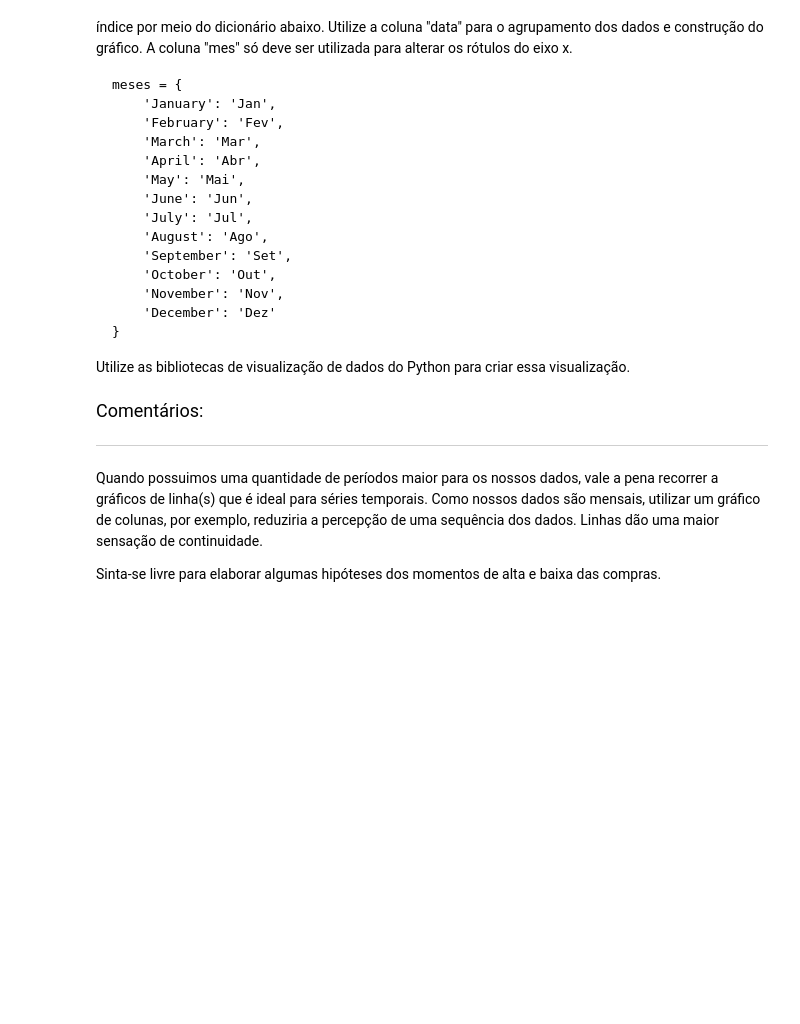
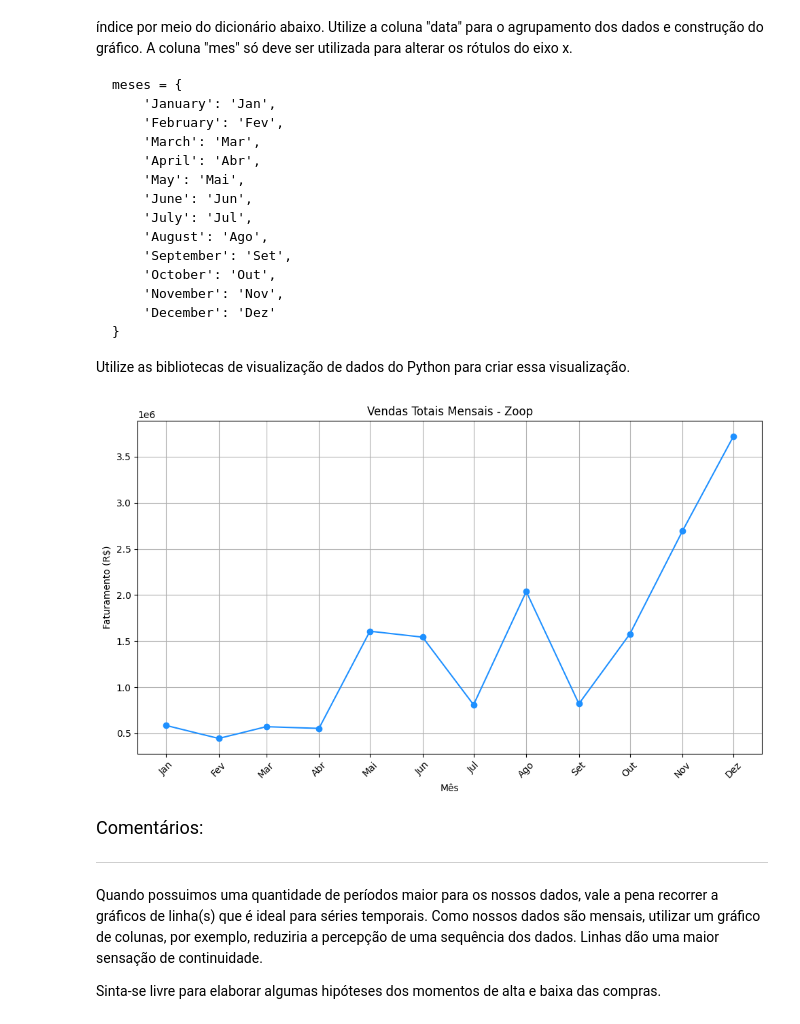
Before and after one commit to TheGabrielVieira/ia-datascience-dataviz, a Jupyter notebook: notebooks/Projeto_IA_aplicada_a_Data_Science.ipynb, the cells around one changed output. Saved outputs shown, nothing was run; the diff lists cells and outputs as text; code cells hidden in the pictures; blank space fills up the shorter version.

````diff
--- a/notebooks/Projeto_IA_aplicada_a_Data_Science.ipynb
+++ b/notebooks/Projeto_IA_aplicada_a_Data_Science.ipynb
@@ -532,6 +552,47 @@ meses = {
 ```
 
 Utilize as bibliotecas de visualização de dados do Python para criar essa visualização.
+# %%
+# Dicionário para traduzir os meses
+meses = {
+    'January': 'Jan',
+    'February': 'Fev',
+    'March': 'Mar',
+    'April': 'Abr',
+    'May': 'Mai',
+    'June': 'Jun',
+    'July': 'Jul',
+    'August': 'Ago',
+    'September': 'Set',
+    'October': 'Out',
+    'November': 'Nov',
+    'December': 'Dez'
+}
+
+# 1. Garantir que a coluna "data" é do tipo datetime
+df['data'] = pd.to_datetime(df['data'])
+# %%
+# 2. Agrupar por mês e somar o faturamento
+vendas_mensais = df.groupby(df['data'].dt.to_period('M'))['faturamento'].sum().reset_index()
+# %%
+# 3. Converter período para datetime para manipulação e ordenação
+vendas_mensais['data'] = vendas_mensais['data'].dt.to_timestamp()
+# %%
+# 4. Adicionar a coluna "mes" com os nomes traduzidos
+vendas_mensais['mes'] = vendas_mensais['data'].dt.strftime('%B').map(meses)
+# %%
+# 5. Criar gráfico de linha
+plt.figure(figsize=(10, 6))
+plt.plot(vendas_mensais['data'], vendas_mensais['faturamento'], marker='o', color='dodgerblue')
+plt.xticks(vendas_mensais['data'], vendas_mensais['mes'], rotation=45)
+plt.title('Vendas Totais Mensais - Zoop')
+plt.xlabel('Mês')
+plt.ylabel('Faturamento (R$)')
+plt.grid(True)
+plt.tight_layout()
+plt.show()
+# %% [output]
+[figure, added]
 # %% [markdown]
 <font color="7b71ff" size=4> Comentários: </font>
 
````
Also changed, not shown: parts of 4 cells of this notebook.
